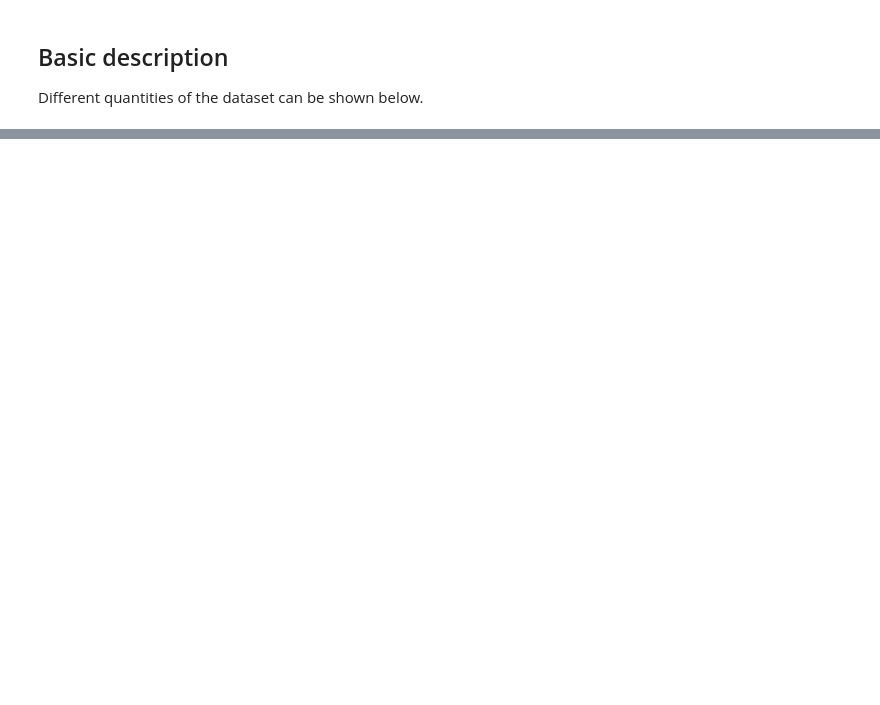
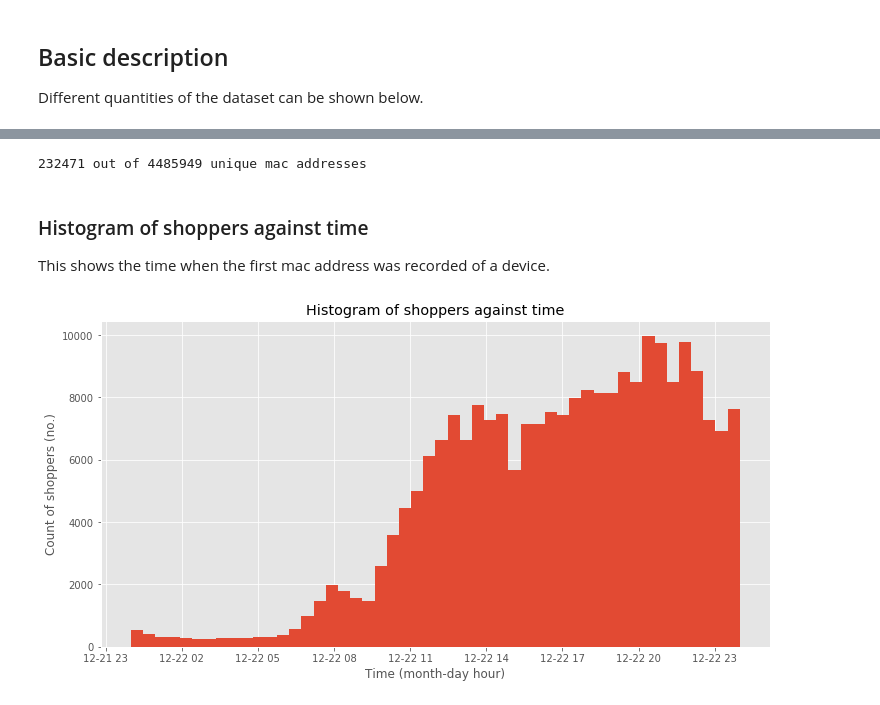
Before and after one commit to Beaulieu318/msci-complexity-project, a Jupyter notebook: analysis/raw_data_initial_analysis.ipynb, the cells around one changed output, grey strips where cells are left out. Drawn from its saved outputs; the diff is of its cells as text; code cells hidden in the pictures; blank space fills up the shorter version.

```diff
--- a/analysis/raw_data_initial_analysis.ipynb
+++ b/analysis/raw_data_initial_analysis.ipynb
@@ -42,0 +86,16 @@ ax.set_ylabel('Y Label');
+# %%
+print('{} out of {} unique mac addresses'.format(len(shopper_df.mac_address.drop_duplicates()), len(shopper_df)))
+# %% [output]
+232471 out of 4485949 unique mac addresses
+# %% [markdown]
+### Histogram of shoppers against time
+
+This shows the time when the first mac address was recorded of a device.
+# %%
+fig, axes = plt.subplots(nrows=1, ncols=1, figsize=(12, 6))
+ax = shopper_df.loc[shopper_df.drop_duplicates('mac_address').index].date_time.hist(bins=50)
+ax.set_title('Histogram of shoppers against time')
+ax.set_xlabel('Time (month-day hour)')
+ax.set_ylabel('Count of shoppers (no.)');
+# %% [output]
+[figure, added]
```
Also changed, not shown: parts of 15 cells of this notebook.
